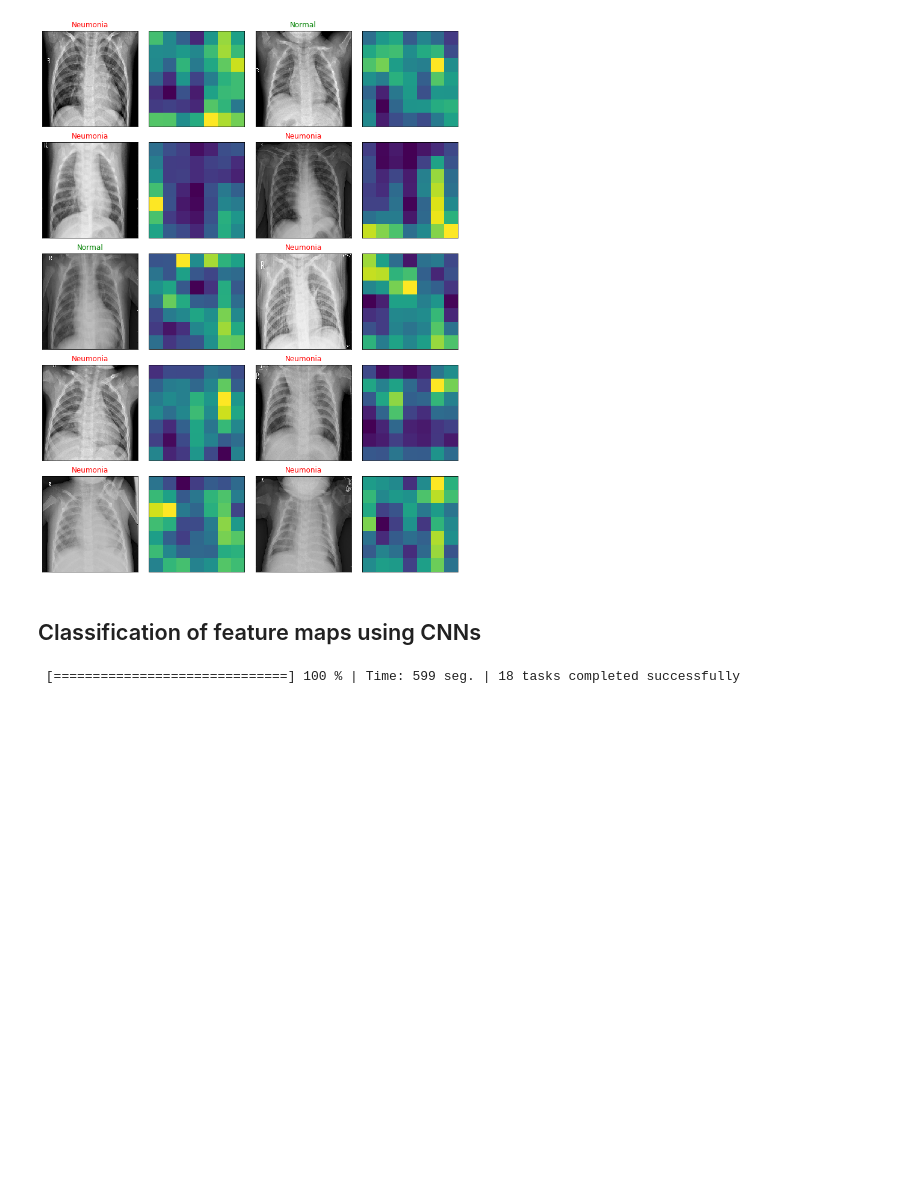
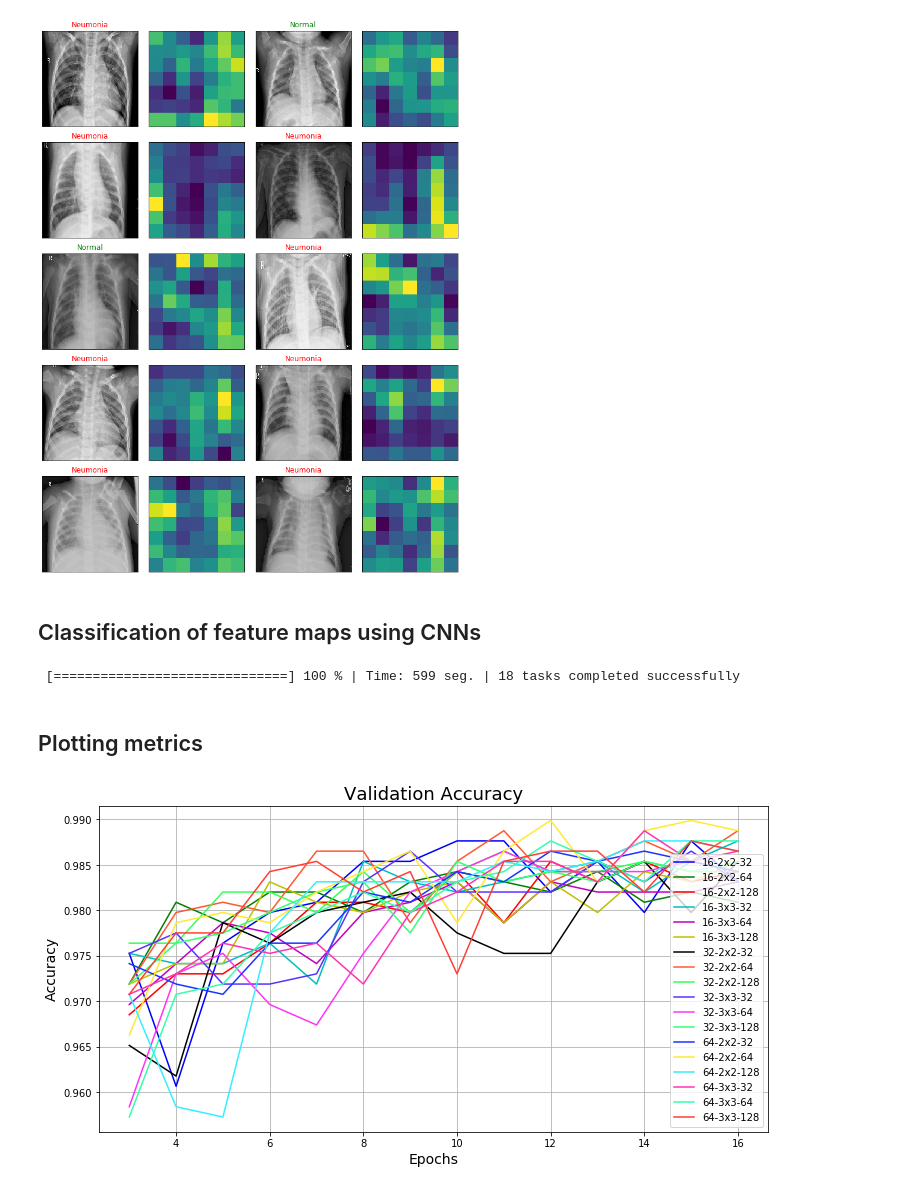
Before and after one commit to armadrigal/pneumonia, a Jupyter notebook: Notebook.ipynb, the cells around one changed output. Saved outputs shown, nothing was run; the diff lists cells and outputs as text; code cells hidden in the pictures; blank space fills up the shorter version.

```diff
--- a/Notebook.ipynb
+++ b/Notebook.ipynb
@@ -190,3 +190,23 @@ dense_units = [32, 64, 128]
 models, history = train_model(conv_filters, kernel_size, dense_units)
 # %% [output]
  [==============================] 100 % | Time: 599 seg. | 18 tasks completed successfully
+# %% [markdown]
+## Plotting metrics
+# %%
+colors = [
+    'b', 'g', 'r', 'c', 'm', 'y', 'k', '#FF5733', '#33FF57', '#5733FF',
+    '#FF33F6', '#33FF71', '#1A33FF', '#FFE933', '#33EFFF', '#FF33B2',
+    '#33FFAA', '#FF3E33', '#33FFC1'
+]
+
+plt.figure(figsize=(12,6))
+for i, h in enumerate(history):
+    plt.plot(np.arange(3,17,1), history[h]['val_accuracy'][2:], label=h, color=colors[i])
+plt.xlabel("Epochs", fontsize=14)
+plt.ylabel("Accuracy", fontsize=14)
+plt.title("Validation Accuracy", fontsize=18)
+plt.grid()
+plt.legend()
+plt.show()
+# %% [output]
+[figure, added]
```
Also changed, not shown: parts of 1 cell of this notebook.
